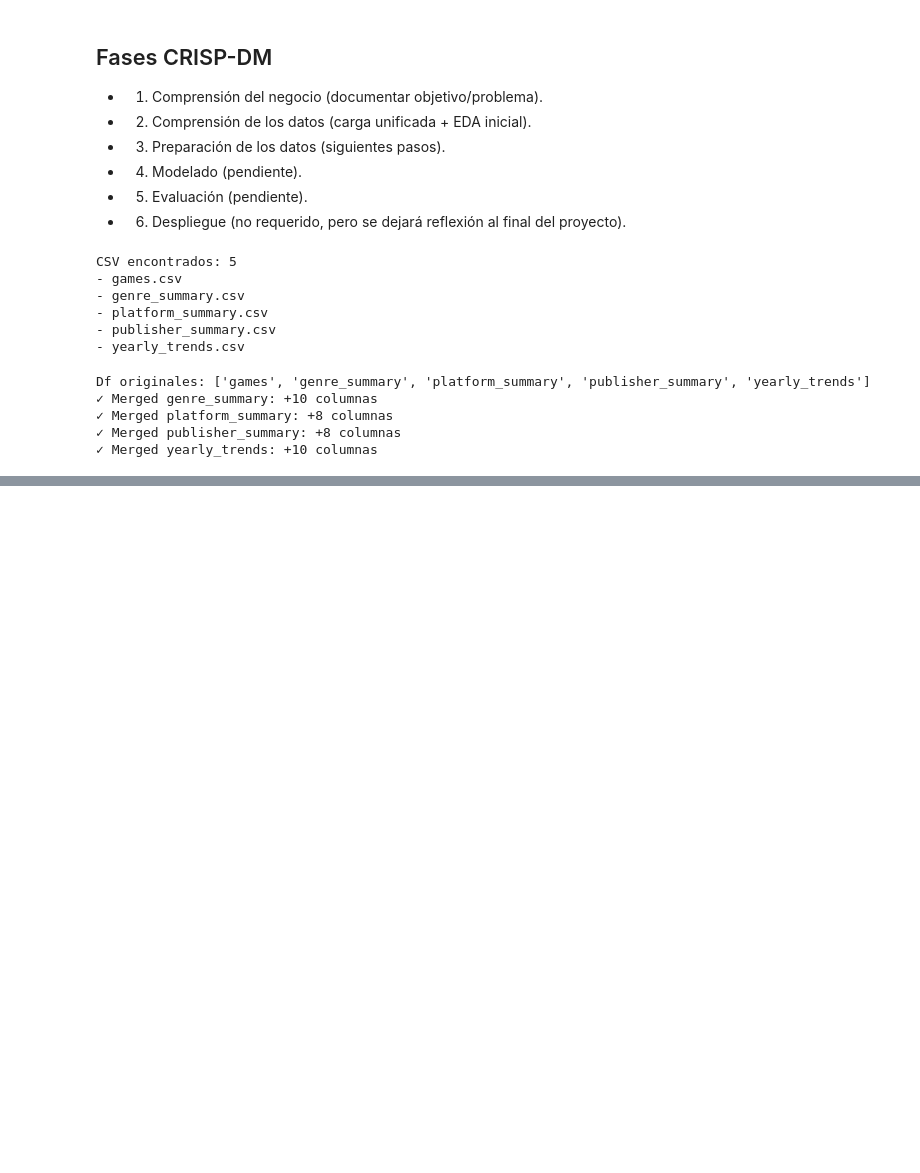
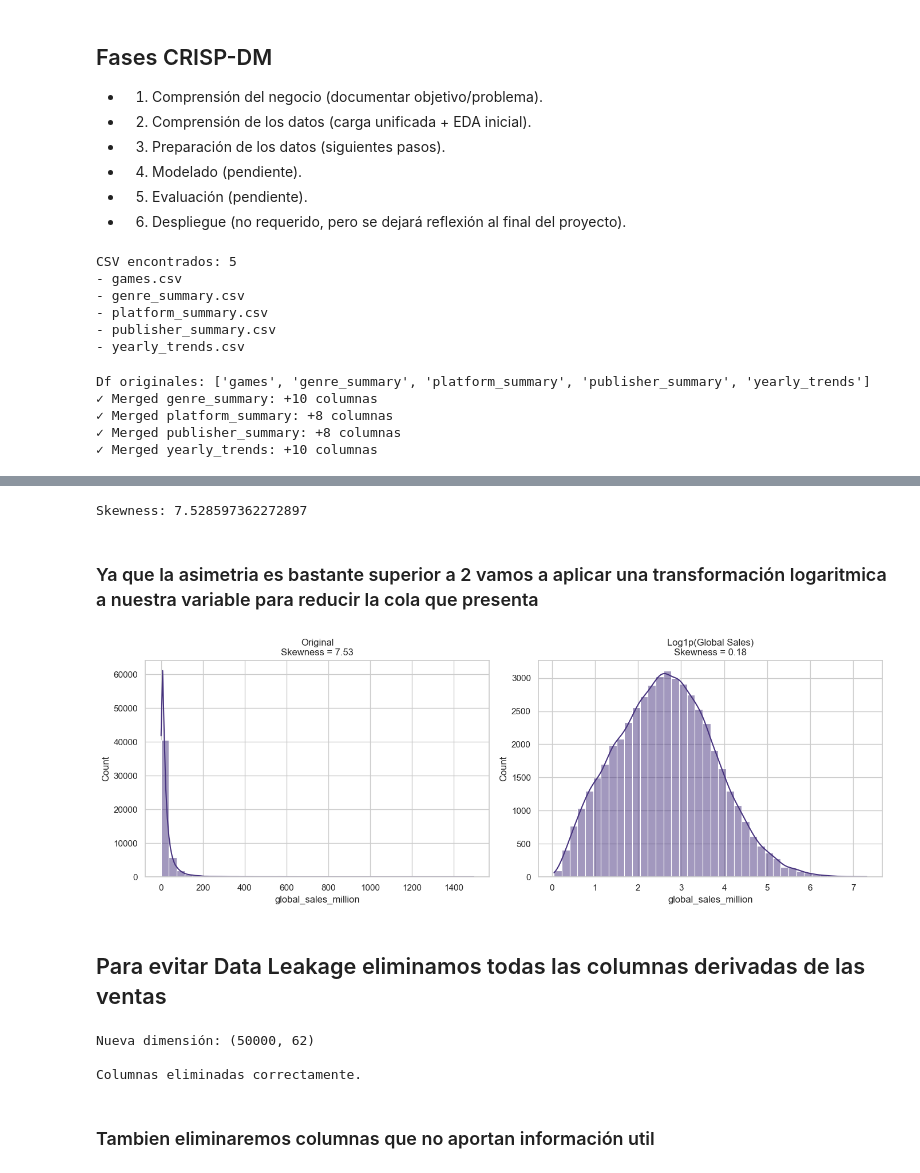
Before and after one commit to thetygerpotatto/CSfinal, a Jupyter notebook: gamess.ipynb, the cells around one changed output, grey strips where cells are left out. Drawn from its saved outputs; the diff is of its cells as text; code cells hidden in the pictures; blank space fills up the shorter version.

```diff
--- a/gamess.ipynb
+++ b/gamess.ipynb
@@ -218,0 +228,75 @@ Primeras numéricas: ['platform_generation', 'year', 'metacritic_score', 'user_s
+# %%
+# Asimetria (skewness) de ventas globales
+
+print(
+    "Skewness:",
+    df_all["global_sales_million"].skew()
+)
+# %% [output]
+Skewness: 7.528597362272897
+# %% [markdown]
+### Ya que la asimetria es bastante superior a 2 vamos a aplicar una transformación logaritmica a nuestra variable para reducir la cola que presenta
+# %%
+sales_original = df_all["global_sales_million"]
+
+# Transformación logarítmica
+sales_log = np.log1p(sales_original)
+
+# Skewness
+skew_original = sales_original.skew()
+skew_log = sales_log.skew()
+
+fig, axes = plt.subplots(1, 2, figsize=(14,5))
+
+sns.histplot(
+    sales_original,
+    bins=40,
+    kde=True,
+    ax=axes[0]
+)
+
+axes[0].set_title(
+    f"Original\nSkewness = {skew_original:.2f}"
+)
+
+sns.histplot(
+    sales_log,
+    bins=40,
+    kde=True,
+    ax=axes[1]
+)
+
+axes[1].set_title(
+    f"Log1p(Global Sales)\nSkewness = {skew_log:.2f}"
+)
+
+plt.tight_layout()
+plt.show()
+# %% [output]
+[figure, added]
+# %% [markdown]
+## Para evitar Data Leakage eliminamos todas las columnas derivadas de las ventas
+# %%
+# Columnas con fuga de información (data leakage)
+columns_to_drop = [
+    "na_sales_million",
+    "eu_sales_million",
+    "jp_sales_million",
+    "other_sales_million",
+    "genre_total_sales_m",
+    "genre_avg_sales_m",
+    "platform_total_sales_m",
+    "pub_total_sales_m",
+    "year_total_sales_m"
+]
+
+df_all = df_all.drop(columns=columns_to_drop)
+
+print(f"Nueva dimensión: {df_all.shape}")
+print("\nColumnas eliminadas correctamente.")
+# %% [output]
+Nueva dimensión: (50000, 62)
+
+Columnas eliminadas correctamente.
+# %% [markdown]
+### Tambien eliminaremos columnas que no aportan información util
```
Also changed, not shown: parts of 13 cells of this notebook.
